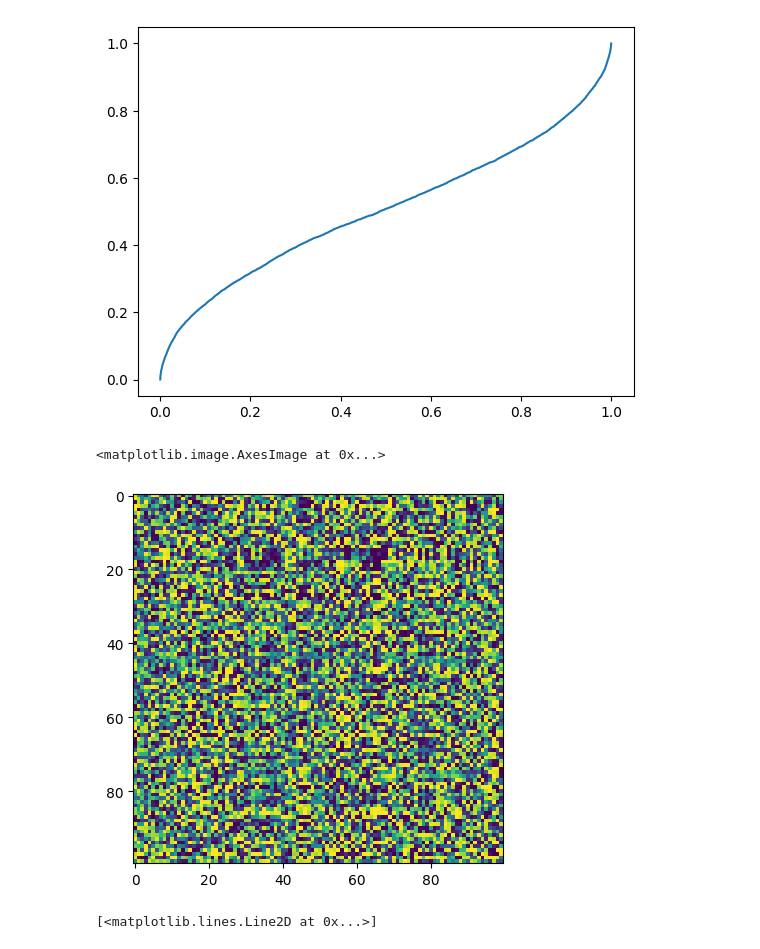
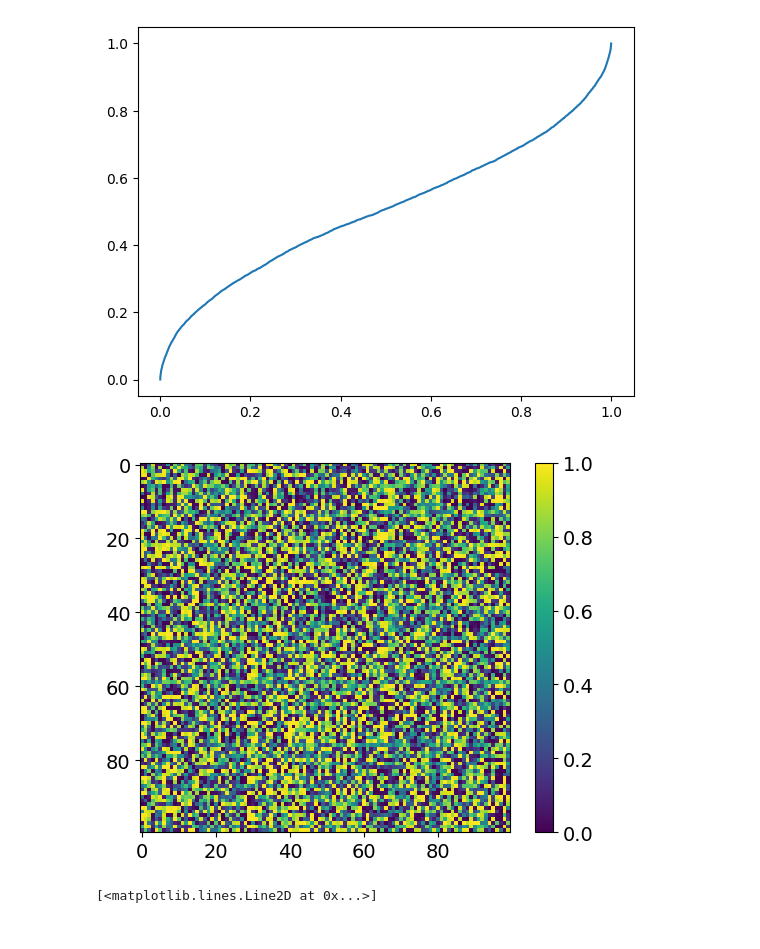
Before and after one commit to stefanpate/rcgnn, a Jupyter notebook: notebooks/mf_rosenthal.ipynb, the cells around one changed output. Drawn from its saved outputs; the diff is of its cells as text; code cells hidden in the pictures.

```diff
--- a/notebooks/mf_rosenthal.ipynb
+++ b/notebooks/mf_rosenthal.ipynb
@@ -244,11 +244,13 @@ plt.plot(xcdf, ycdf)
 # %% [output]
 [<matplotlib.lines.Line2D at 0x...>]
 [figure]
-# %%
-plt.imshow(prior_beliefs)
-# %% [output]
-<matplotlib.image.AxesImage at 0x...>
-[figure, removed]
+# %%
+plt.imshow(prior_beliefs)
+plt.colorbar()
+plt.clim(0,1)
+plt.show()
+# %% [output]
+[figure, added]
 # %%
 def sigmoid(x, a):
     return 1 / (1 + np.exp(-a * (x)))
```
Also changed, not shown: parts of 7 cells of this notebook, 17 other files.
